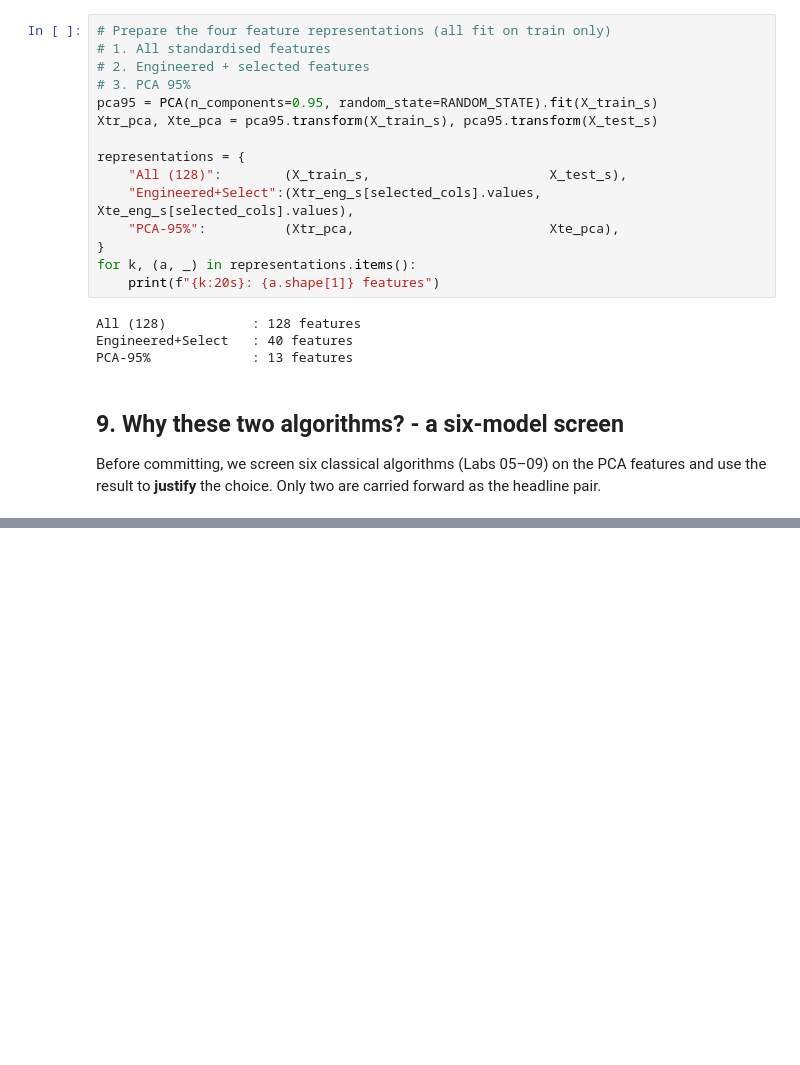
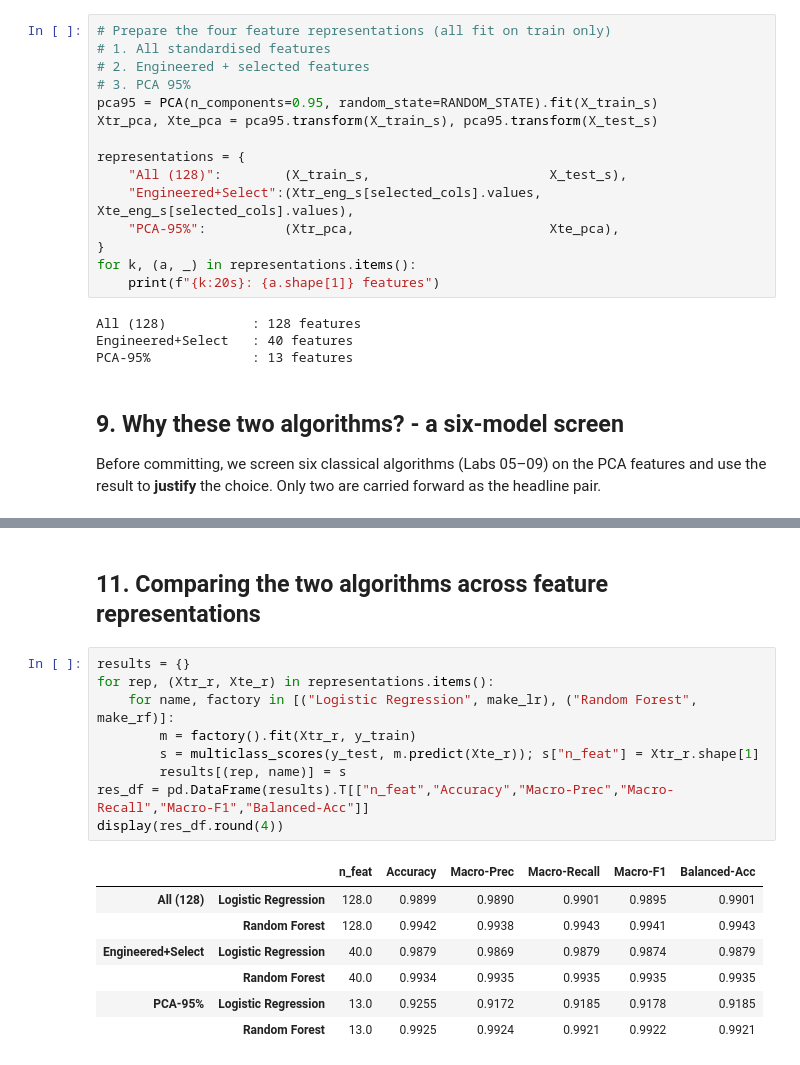
Before and after one commit to IT21361036/FML-Assignment, a Jupyter notebook: FML_Assignment.ipynb, the cells around one changed output, grey strips where cells are left out. Drawn from its saved outputs; the diff is of its cells as text; blank space fills up the shorter version.

```diff
--- a/FML_Assignment.ipynb
+++ b/FML_Assignment.ipynb
@@ -338,0 +386,19 @@ use the result to **justify** the choice. Only two are carried forward as the he
+# %% [markdown]
+## 11. Comparing the two algorithms across feature representations
+# %%
+results = {}
+for rep, (Xtr_r, Xte_r) in representations.items():
+    for name, factory in [("Logistic Regression", make_lr), ("Random Forest", make_rf)]:
+        m = factory().fit(Xtr_r, y_train)
+        s = multiclass_scores(y_test, m.predict(Xte_r)); s["n_feat"] = Xtr_r.shape[1]
+        results[(rep, name)] = s
+res_df = pd.DataFrame(results).T[["n_feat","Accuracy","Macro-Prec","Macro-Recall","Macro-F1","Balanced-Acc"]]
+display(res_df.round(4))
+# %% [output]
+|  |  | n_feat | Accuracy | Macro-Prec | Macro-Recall | Macro-F1 | Balanced-Acc |
+| All (128) | Logistic Regression | 128.0 | 0.9899 | 0.9890 | 0.9901 | 0.9895 | 0.9901 |
+|  | Random Forest | 128.0 | 0.9942 | 0.9938 | 0.9943 | 0.9941 | 0.9943 |
+| Engineered+Select | Logistic Regression | 40.0 | 0.9879 | 0.9869 | 0.9879 | 0.9874 | 0.9879 |
+|  | Random Forest | 40.0 | 0.9934 | 0.9935 | 0.9935 | 0.9935 | 0.9935 |
+| PCA-95% | Logistic Regression | 13.0 | 0.9255 | 0.9172 | 0.9185 | 0.9178 | 0.9185 |
+|  | Random Forest | 13.0 | 0.9925 | 0.9924 | 0.9921 | 0.9922 | 0.9921 |
```
Also changed, not shown: parts of 9 cells of this notebook.
